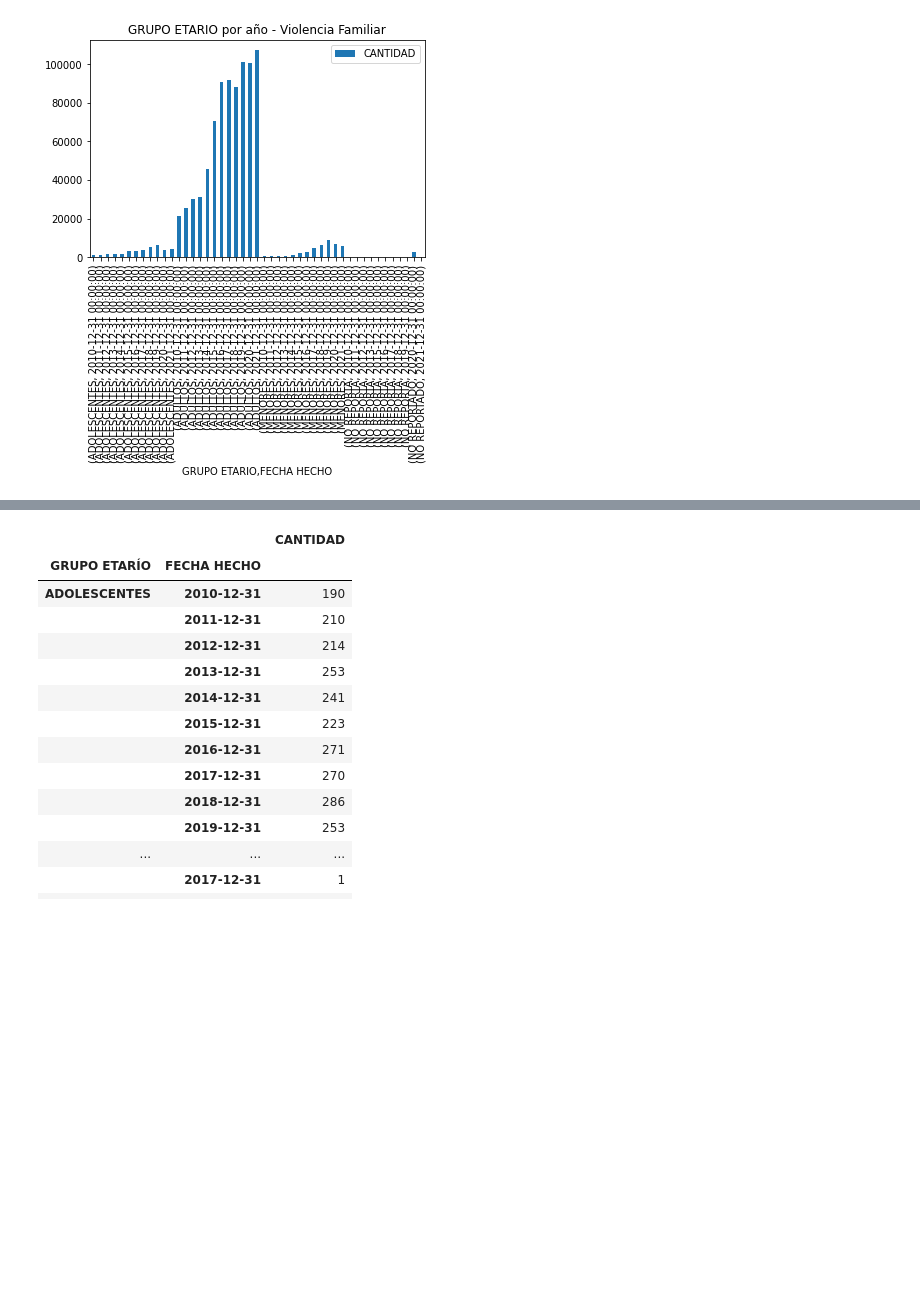
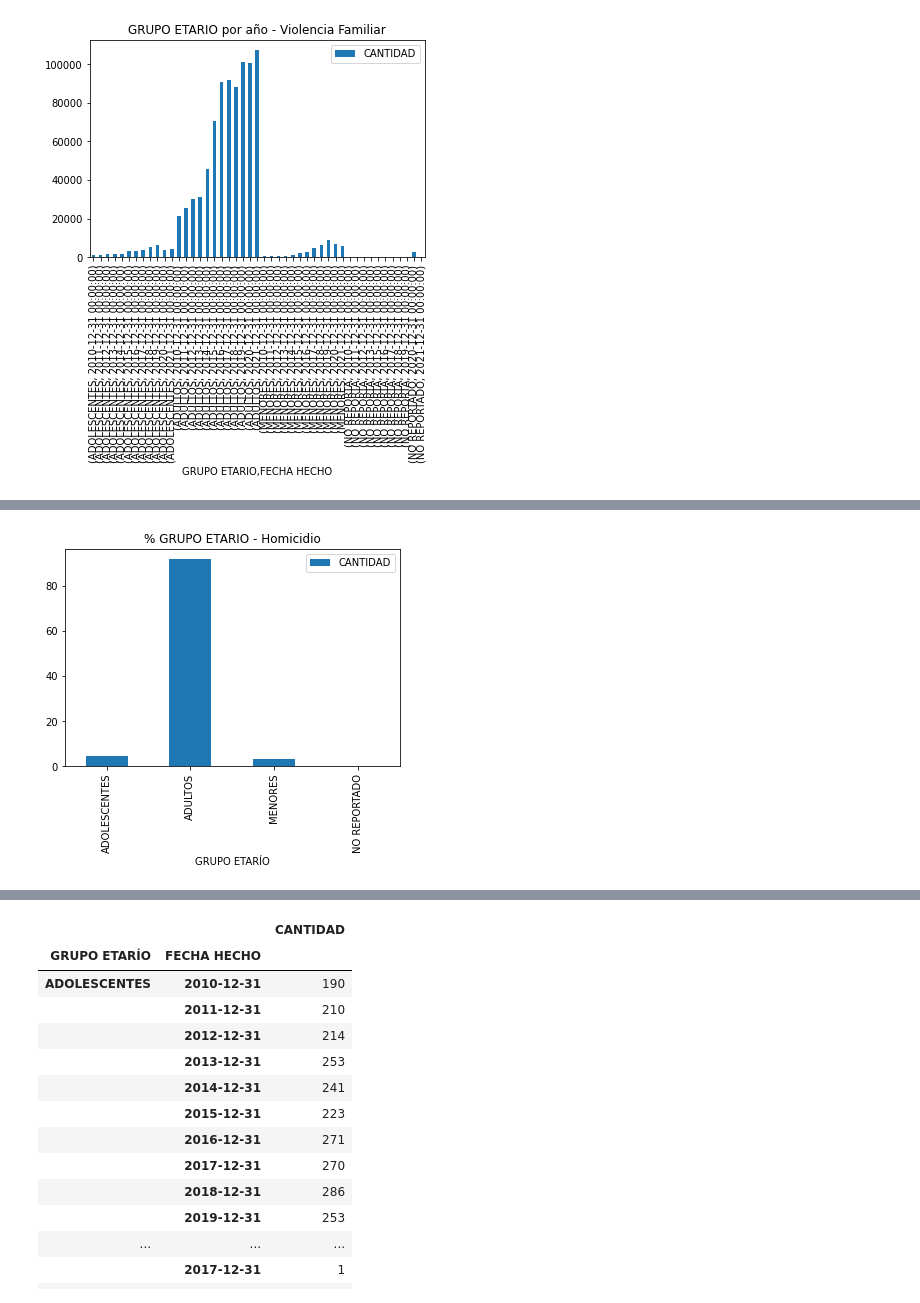
Before and after one commit to da-pedraza/data_science_tallereda, a Jupyter notebook: Taller_EDA.ipynb, the cells around one changed output, grey strips where cells are left out. Drawn from its saved outputs; the diff is of its cells as text; code cells hidden in the pictures; blank space fills up the shorter version.

```diff
--- a/Taller_EDA.ipynb
+++ b/Taller_EDA.ipynb
@@ -565,0 +561,5 @@ percent_ge_vf.head()
+# %%
+plot = (percent_ge_h).plot(
+kind='bar', title='% GRUPO ETARIO - Homicidio')
+# %% [output]
+[figure, added]
```
Also changed, not shown: parts of 30 cells of this notebook.
